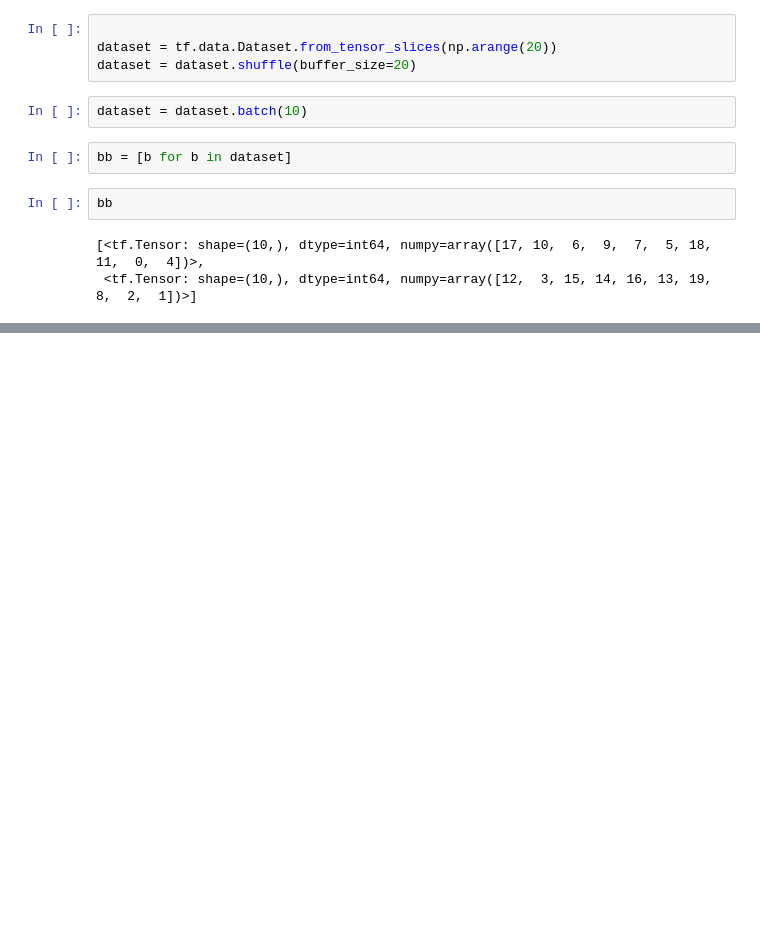
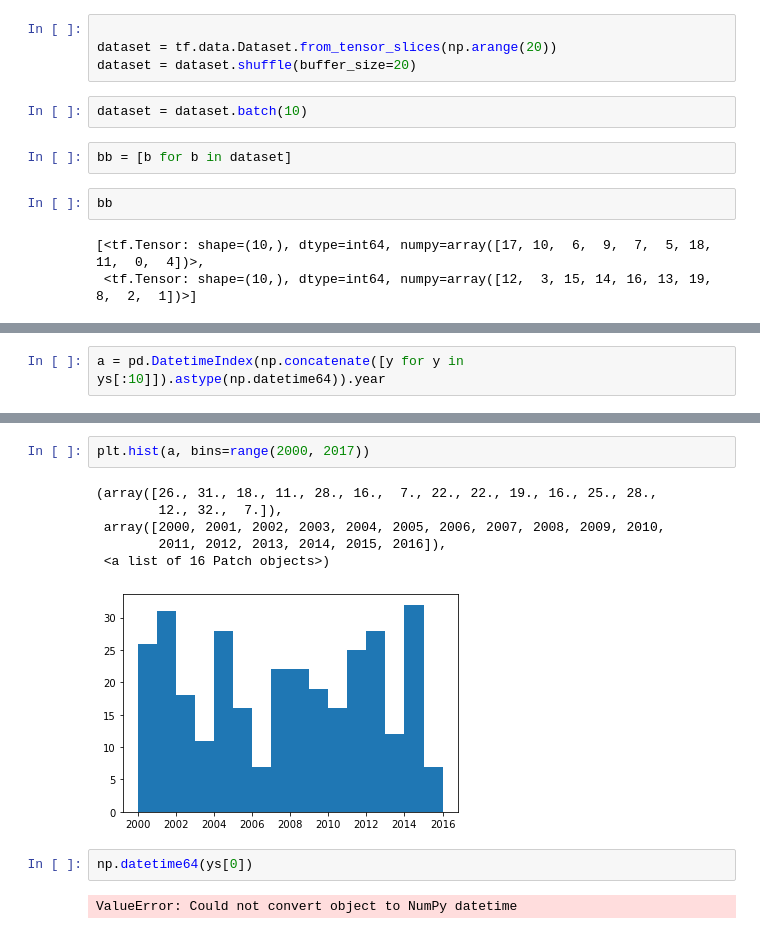
Before and after one commit to sagar-garg/WeatherBench, a Jupyter notebook: devlog/27-tfrecords.ipynb, the cells around one changed output, grey strips where cells are left out. Cells and saved outputs as stored; diff of their text form; blank space fills up the shorter version.

```diff
--- a/devlog/27-tfrecords.ipynb
+++ b/devlog/27-tfrecords.ipynb
@@ -947,0 +1491,2 @@ bb
+# %%
+a = pd.DatetimeIndex(np.concatenate([y for y in ys[:10]]).astype(np.datetime64)).year
@@ -947,0 +1538,13 @@ bb
+# %%
+plt.hist(a, bins=range(2000, 2017))
+# %% [output]
+(array([26., 31., 18., 11., 28., 16.,  7., 22., 22., 19., 16., 25., 28.,
+        12., 32.,  7.]),
+ array([2000, 2001, 2002, 2003, 2004, 2005, 2006, 2007, 2008, 2009, 2010,
+        2011, 2012, 2013, 2014, 2015, 2016]),
+ <a list of 16 Patch objects>)
+[figure, added]
+# %%
+np.datetime64(ys[0])
+# %% [output]
+ValueError: Could not convert object to NumPy datetime
```
Also changed, not shown: parts of 151 cells of this notebook, 26 other files.
